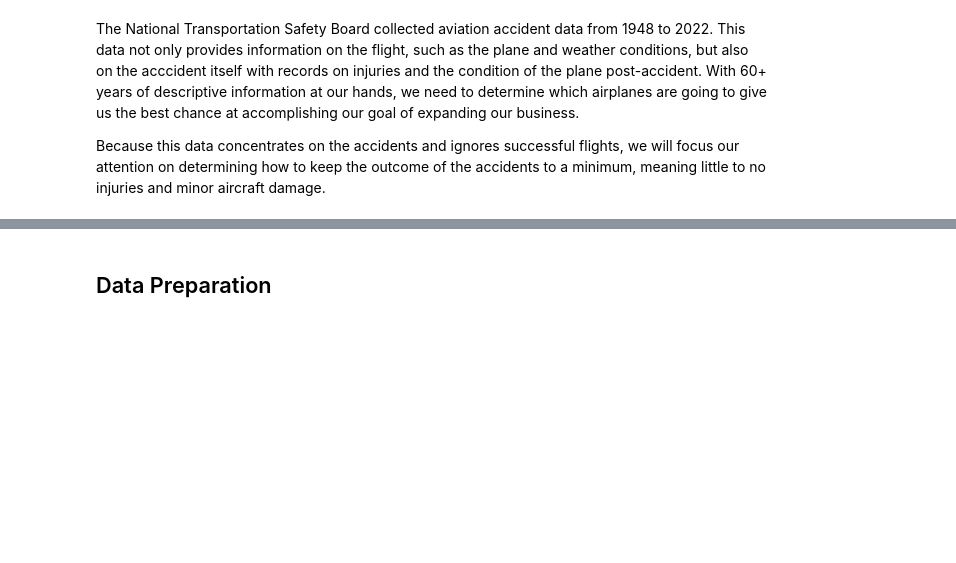
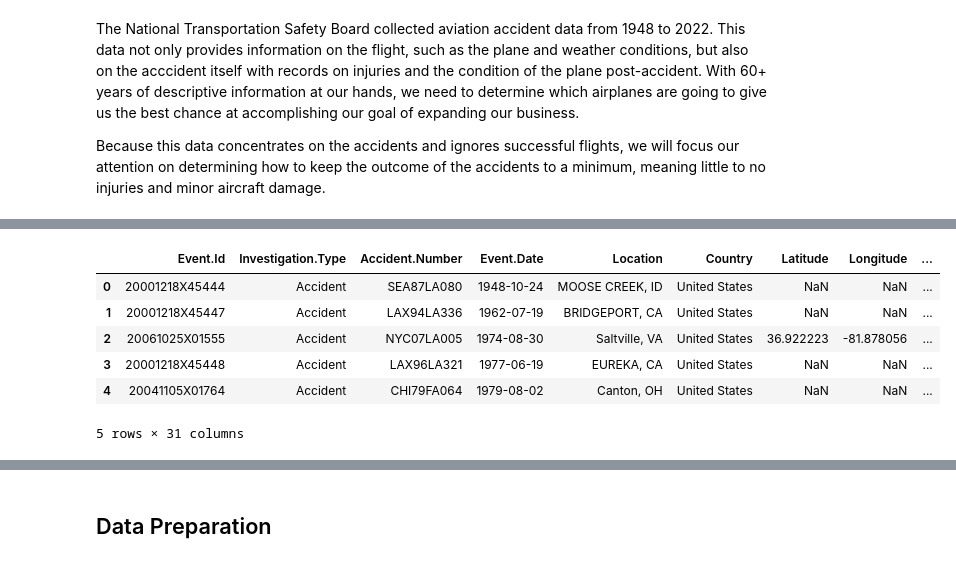
Before and after one commit to jscriven0218/GettingIntoFlight, a Jupyter notebook: GettingIntoFlight.ipynb, the cells around one changed output, grey strips where cells are left out. Cells and saved outputs as stored; diff of their text form; code cells hidden in the pictures; blank space fills up the shorter version.

```diff
--- a/GettingIntoFlight.ipynb
+++ b/GettingIntoFlight.ipynb
@@ -39,3 +39,13 @@ memory usage: 21.4+ MB
+# %%
+aviation.head()
+# %% [output]
+|  | Event.Id | Investigation.Type | Accident.Number | Event.Date | Location | Country | Latitude | Longitude | ... |
+| 0 | 20001218X45444 | Accident | SEA87LA080 | 1948-10-24 | MOOSE CREEK, ID | United States | NaN | NaN | ... |
+| 1 | 20001218X45447 | Accident | LAX94LA336 | 1962-07-19 | BRIDGEPORT, CA | United States | NaN | NaN | ... |
+| 2 | 20061025X01555 | Accident | NYC07LA005 | 1974-08-30 | Saltville, VA | United States | 36.922223 | -81.878056 | ... |
+| 3 | 20001218X45448 | Accident | LAX96LA321 | 1977-06-19 | EUREKA, CA | United States | NaN | NaN | ... |
+| 4 | 20041105X01764 | Accident | CHI79FA064 | 1979-08-02 | Canton, OH | United States | NaN | NaN | ... |
+5 rows × 31 columns
 # %%
 aviation['Event.Date'] = pd.to_datetime(aviation['Event.Date'])
 datemin = aviation['Event.Date'].min()
```
Also changed, not shown: parts of 5 cells of this notebook.
